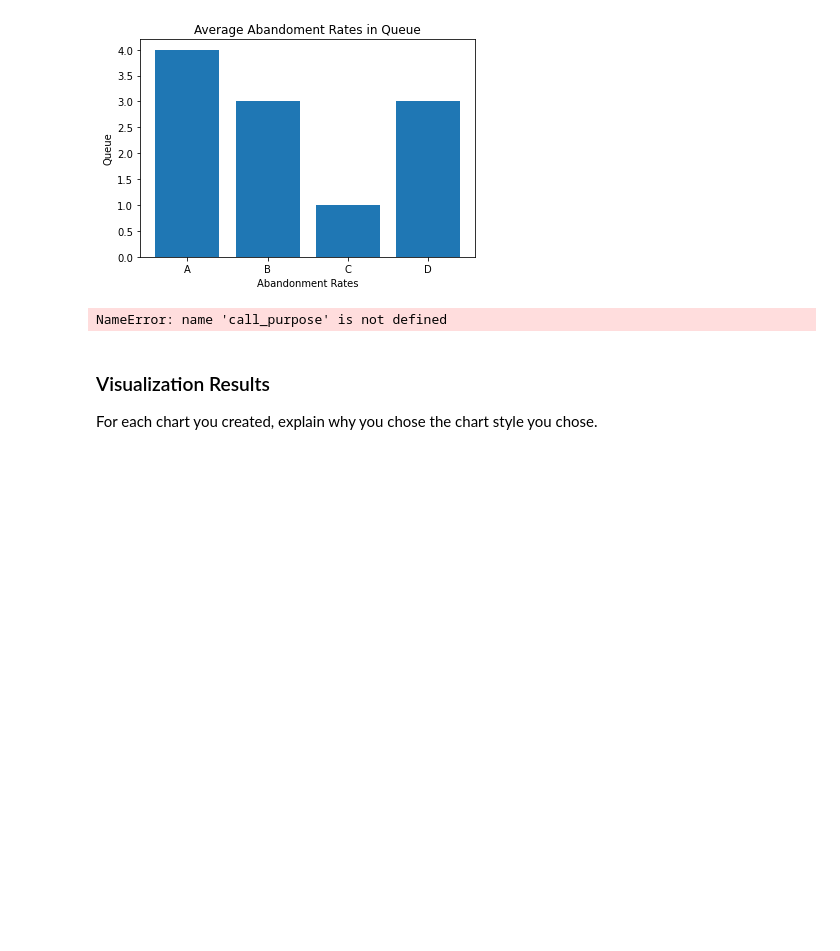
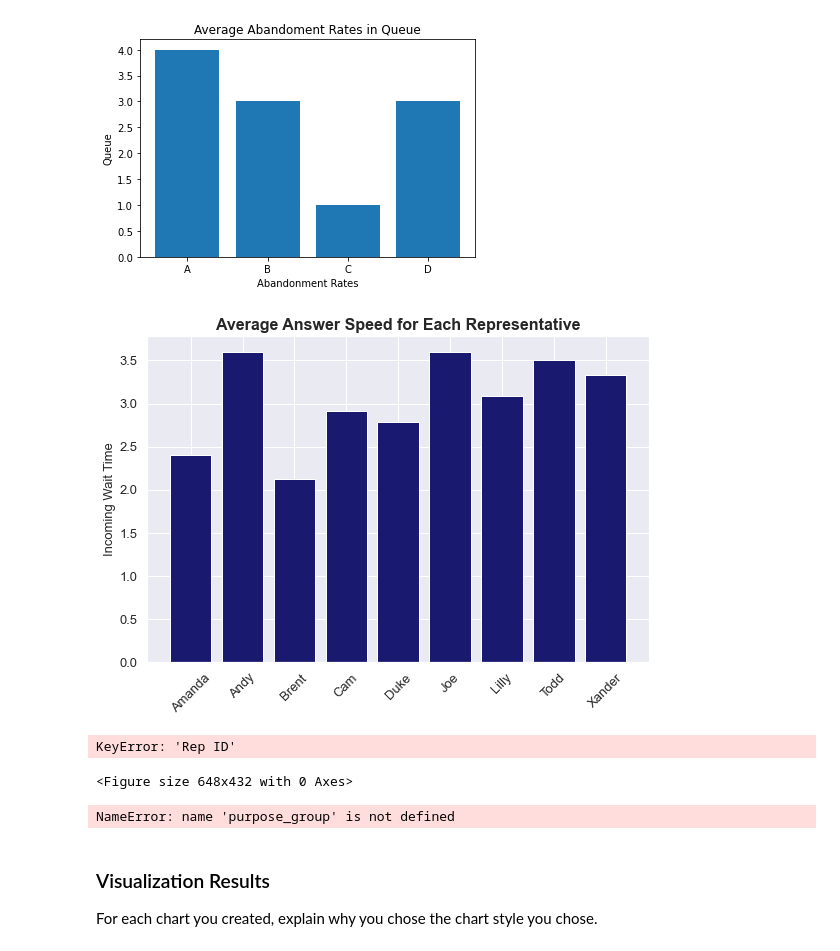
Before and after one commit to Izzy3K/call-center-cleanup-assignment, a Jupyter notebook: Call Center Cleanup.ipynb, the cells around one changed output. Saved outputs shown, nothing was run; the diff lists cells and outputs as text; code cells hidden in the pictures; blank space fills up the shorter version.

```diff
--- a/Call Center Cleanup.ipynb
+++ b/Call Center Cleanup.ipynb
@@ -34,8 +34,10 @@ You have two CSVs at your disposal, `NorthCallCenter.csv` and `SouthCallCenter.c
 
 import pandas as pd
 import numpy as np
-from matplotlib import pyplot as plt
-import os
+import matplotlib.pyplot as plt
+import seaborn as sns
+sns.set()
+
 
 # Create two new dataframes
 north_df= pd.read_csv("NorthCallCenter.csv")
@@ -785,27 +844,61 @@ D                   218.0                    531    176
 # %%
 # Create visualization 2 here
 # north_plt contains the data you need for the average speed of answer of each rep
 
 north_plt = north_df.groupby("Rep ID")["Incoming Wait Time"].mean().to_frame().reset_index()
 
 # Finding each Rep's Personal Service Level Percentage.  Basically, Calls within 2 secs / total calls
 
 # Table 1: Total Incoming calls less than 2 seconds grouped by Rep
 quick_calls = north_df[north_df["Incoming Wait Time"] <= 2.0]
 quick_reps = quick_calls[["Rep ID", "Calls"]]
+
 quick_stats = quick_reps.groupby(["Rep ID"]).sum()  # Final Table
 
+plt.figure (figsize = (9, 6))
+plt.bar(x = north_plt['Rep ID'],
+       height = north_plt ['Incoming Wait Time'],
+       color = "midnightblue")
+plt.xticks(rotation = 45, fontsize = 13)
+plt.yticks (fontsize = 13)
+plt.title ("Average Answer Speed for Each Representative", fontsize = 16, fontweight = "bold")
+plt.ylabel ("Incoming Wait Time", fontsize = 13)
+plt.show
 
 # Table 2: Total Incoming Calls Only grouped by Rep
 total_calls_in = north_df[north_df["Incoming or Outgoing"] == "Incoming"]
 rep_calls = total_calls_in[["Rep ID", "Calls"]]
 total_stats = rep_calls.groupby(["Rep ID"]).sum() # Final Table
 
+
+
 #  Table 3: Service Level Percentage created via merge
 service_level = pd.merge(quick_stats, total_stats, on="Rep ID")
 
 # Create Percentage Column in Table 3
 service_level["Service Level %"] = service_level["Calls_x"]/service_level["Calls_y"] * 100
+# %% [output]
+[figure, added]
+# %%
+#line plot
+#.plot(north_plt['Rep ID'], north_plt ['Incoming Wait Time'])
+#plt.show()
+
+#Histogram
+#plt.hist (north_plt['Incoming Wait Time'])
+
+#Scatter Plot
+#plt.scatter(north_plt ['Rep ID'], north_plt['Incoming Wait Time'])
+
+#I do not know why I cannot get the service level to plot
+
+plt.figure (figsize = (9, 6))
+plt.bar(x = service_level ['Rep ID'])
+
+plt.show
+# %% [output]
+KeyError: 'Rep ID'
+<Figure size 648x432 with 0 Axes>
 # %%
 # Create visualization 3 here
 # The three dictionaries, complaints, sales_support, and product_support, have the information you need
@@ -814,8 +907,10 @@ purpose_counts = purpose_group["Incoming or Outgoing"].value_counts()
 complaints = purpose_counts["Complaint"].to_dict()
 sales_support = purpose_counts["Sales Support"].to_dict()
 product_support = purpose_counts["Product Support"].to_dict()
+
+callcenter[['Call Purpose','Incoming or Outgoing','Calls']].groupby(["Incoming or Outgoing","Call Purpose"]).count().reset_index()
 # %% [output]
-NameError: name 'call_purpose' is not defined
+NameError: name 'purpose_group' is not defined
 # %% [markdown]
 ### Visualization Results
 
```
Also changed, not shown: parts of 16 cells of this notebook.
